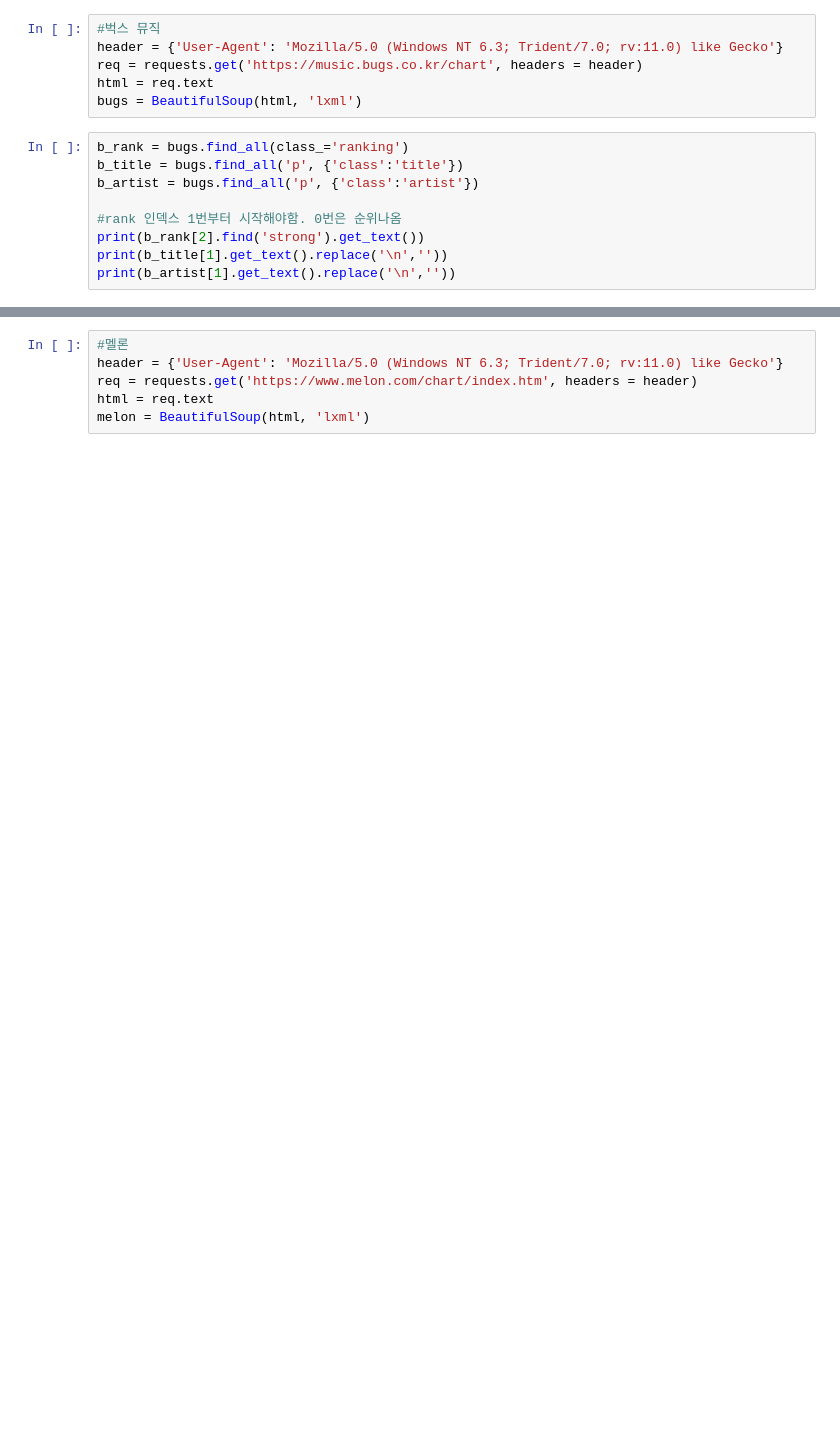
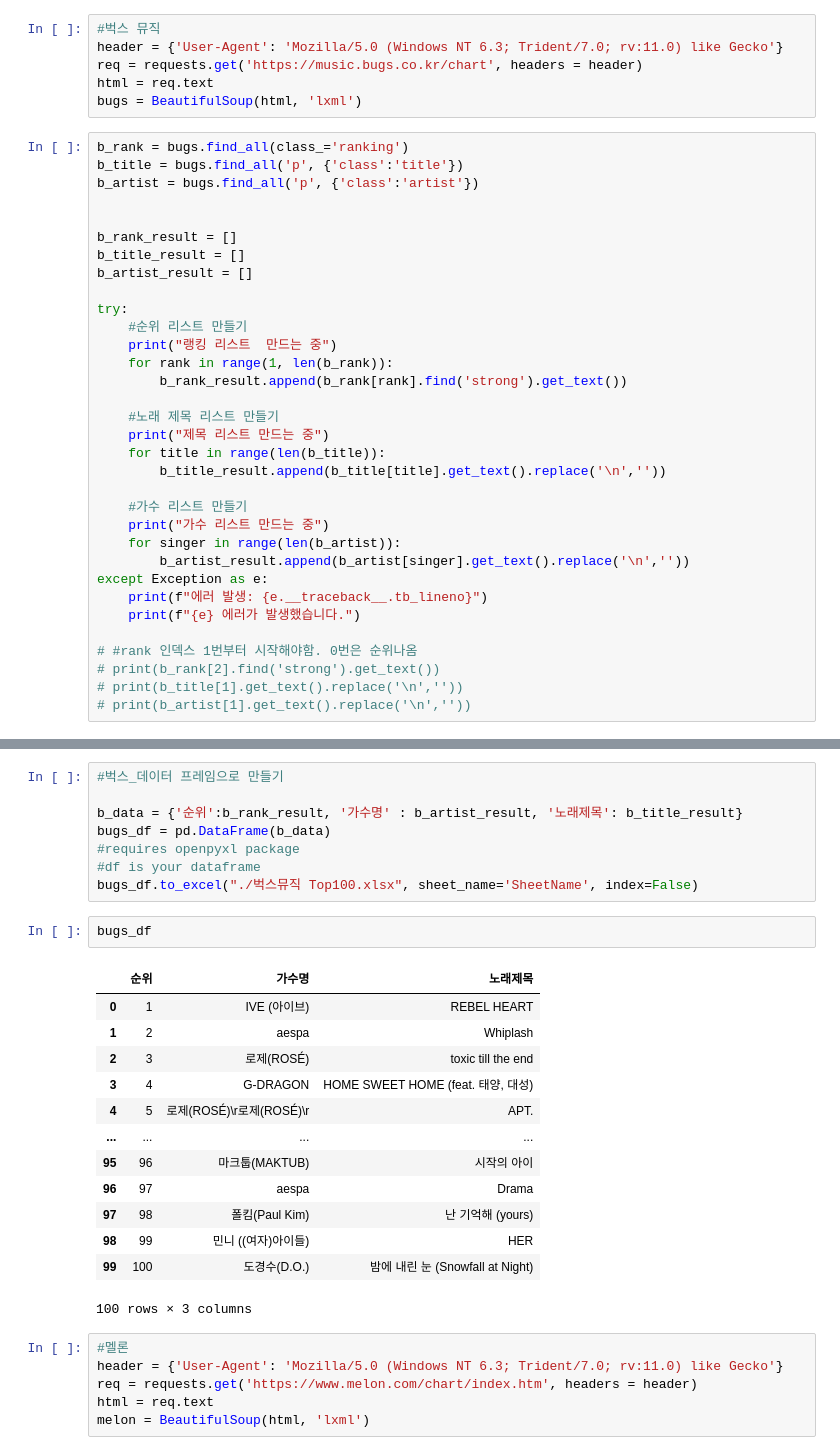
Before and after one commit to Kkaemii/SeSac_Practice, a Jupyter notebook: Mini_Project/Project_4/chart_top100.ipynb, the cells around one changed output, grey strips where cells are left out. Saved outputs shown, nothing was run; the diff lists cells and outputs as text; blank space fills up the shorter version.

```diff
--- a/Mini_Project/Project_4/chart_top100.ipynb
+++ b/Mini_Project/Project_4/chart_top100.ipynb
@@ -12,7 +13,31 @@ b_rank = bugs.find_all(class_='ranking')
 b_title = bugs.find_all('p', {'class':'title'})
 b_artist = bugs.find_all('p', {'class':'artist'})
 
-#rank 인덱스 1번부터 시작해야함. 0번은 순위나옴
-print(b_rank[2].find('strong').get_text())
-print(b_title[1].get_text().replace('\n',''))
-print(b_artist[1].get_text().replace('\n',''))
+
+b_rank_result = []
+b_title_result = []
+b_artist_result = []
+
+try:
+	#순위 리스트 만들기
+	print("랭킹 리스트  만드는 중")
+	for rank in range(1, len(b_rank)):
+		b_rank_result.append(b_rank[rank].find('strong').get_text())
+
+	#노래 제목 리스트 만들기
+	print("제목 리스트 만드는 중")
+	for title in range(len(b_title)):
+		b_title_result.append(b_title[title].get_text().replace('\n',''))
+
+	#가수 리스트 만들기
+	print("가수 리스트 만드는 중")
+	for singer in range(len(b_artist)):
+		b_artist_result.append(b_artist[singer].get_text().replace('\n',''))
+except Exception as e:
+	print(f"에러 발생: {e.__traceback__.tb_lineno}")
+	print(f"{e} 에러가 발생했습니다.")
+
+# #rank 인덱스 1번부터 시작해야함. 0번은 순위나옴
+# print(b_rank[2].find('strong').get_text())
+# print(b_title[1].get_text().replace('\n',''))
+# print(b_artist[1].get_text().replace('\n',''))
@@ -19,3 +48,27 @@ print(b_artist[1].get_text().replace('\n',''))
+# %%
+#벅스_데이터 프레임으로 만들기
+
+b_data = {'순위':b_rank_result, '가수명' : b_artist_result, '노래제목': b_title_result}
+bugs_df = pd.DataFrame(b_data)
+#requires openpyxl package
+#df is your dataframe
+bugs_df.to_excel("./벅스뮤직 Top100.xlsx", sheet_name='SheetName', index=False)
+# %%
+bugs_df
+# %% [output]
+|  | 순위 | 가수명 | 노래제목 |
+| 0 | 1 | IVE (아이브) | REBEL HEART |
+| 1 | 2 | aespa | Whiplash |
+| 2 | 3 | 로제(ROSÉ) | toxic till the end |
+| 3 | 4 | G-DRAGON | HOME SWEET HOME (feat. 태양, 대성) |
+| 4 | 5 | 로제(ROSÉ)\r로제(ROSÉ)\r | APT. |
+| ... | ... | ... | ... |
+| 95 | 96 | 마크툽(MAKTUB) | 시작의 아이 |
+| 96 | 97 | aespa | Drama |
+| 97 | 98 | 폴킴(Paul Kim) | 난 기억해 (yours) |
+| 98 | 99 | 민니 ((여자)아이들) | HER |
+| 99 | 100 | 도경수(D.O.) | 밤에 내린 눈 (Snowfall at Night) |
+100 rows × 3 columns
 # %%
 #멜론
 header = {'User-Agent': 'Mozilla/5.0 (Windows NT 6.3; Trident/7.0; rv:11.0) like Gecko'}
```
Also changed, not shown: parts of 16 cells of this notebook, 5 other files.
